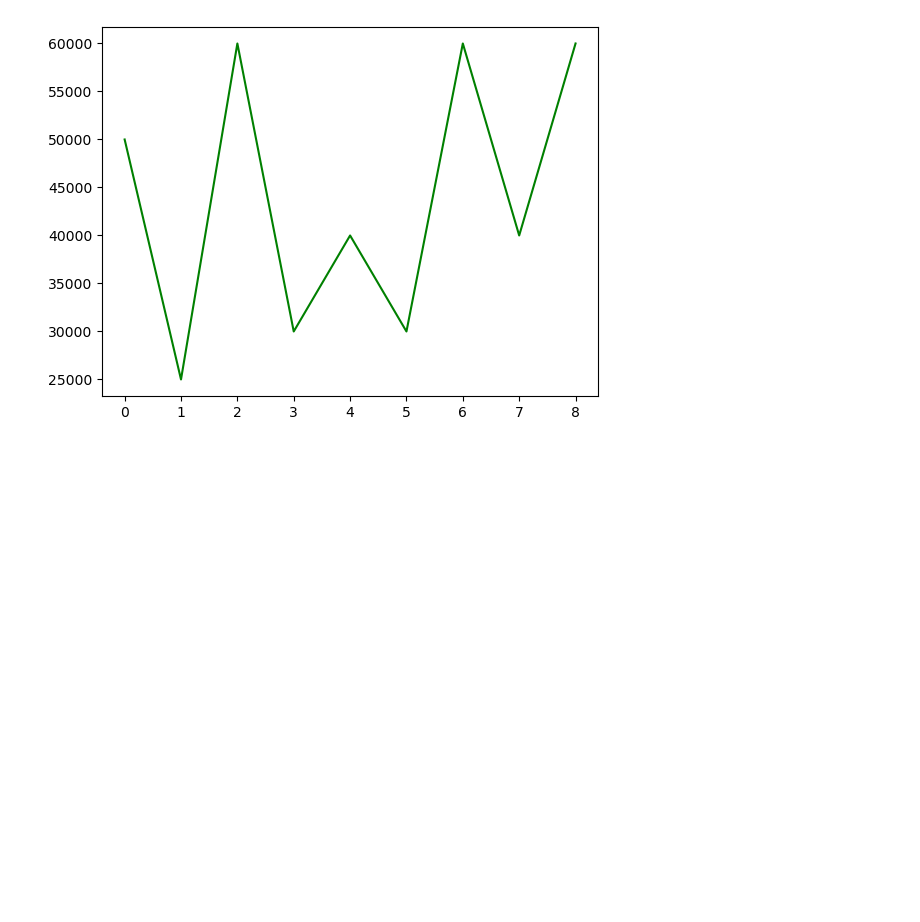
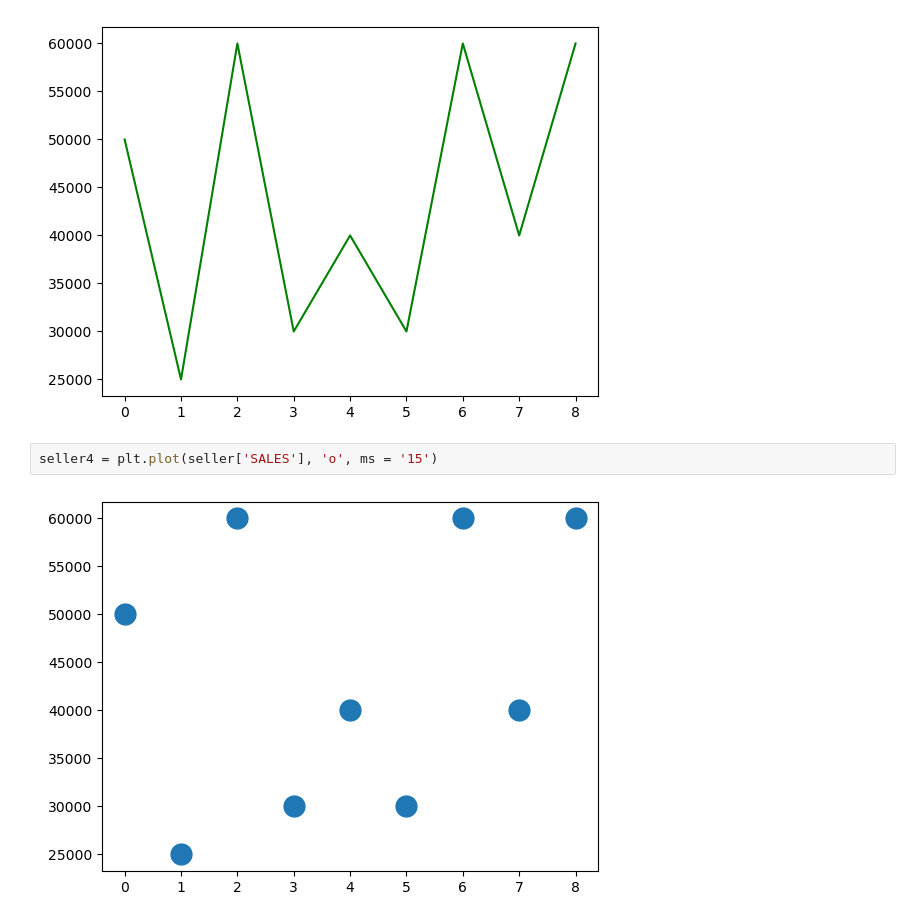
Before and after one commit to vishalp7887/DA-Analyzing-Data-with-Python, a Jupyter notebook: matplotlib_1.ipynb, the cells around one changed output. Cells and saved outputs as stored; diff of their text form; blank space fills up the shorter version.

```diff
--- a/matplotlib_1.ipynb
+++ b/matplotlib_1.ipynb
@@ -92,3 +92,7 @@ seller3 = plt.plot(seller['SALES'], 'o-.')
 seller3 = plt.plot(seller['SALES'], 'g')
 # %% [output]
 [figure]
+# %%
+seller4 = plt.plot(seller['SALES'], 'o', ms = '15')
+# %% [output]
+[figure, added]
```
Also changed, not shown: parts of 6 cells of this notebook, 2 other files.
